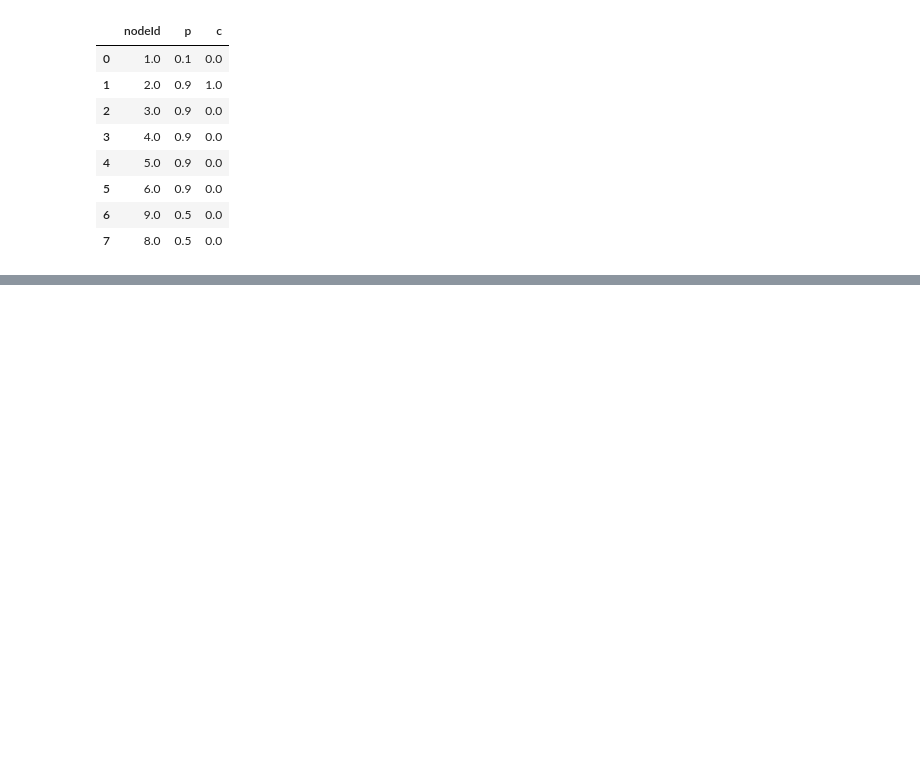
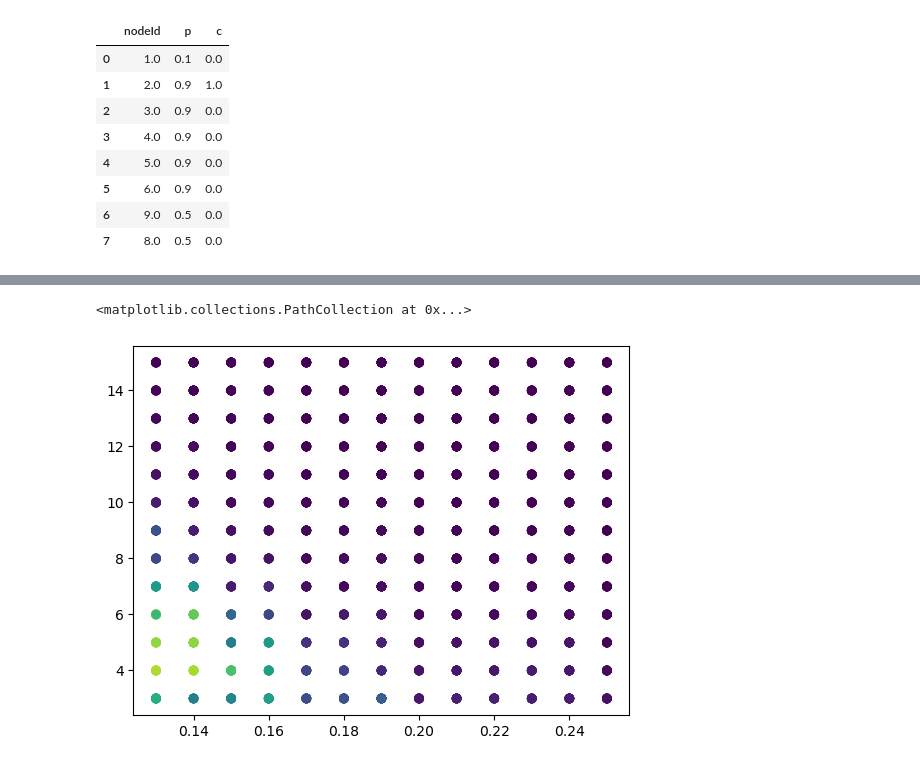
Before and after one commit to dermitdemk/watts_cascades_in_networks, a Jupyter notebook: main.ipynb, the cells around one changed output, grey strips where cells are left out. Cells and saved outputs as stored; diff of their text form; code cells hidden in the pictures; blank space fills up the shorter version.

```diff
--- a/main.ipynb
+++ b/main.ipynb
@@ -232,0 +278,5 @@ checking chascade
+# %%
+plt.
+# %% [output]
+<matplotlib.collections.PathCollection at 0x...>
+[figure, added]
```
Also changed, not shown: parts of 8 cells of this notebook.
